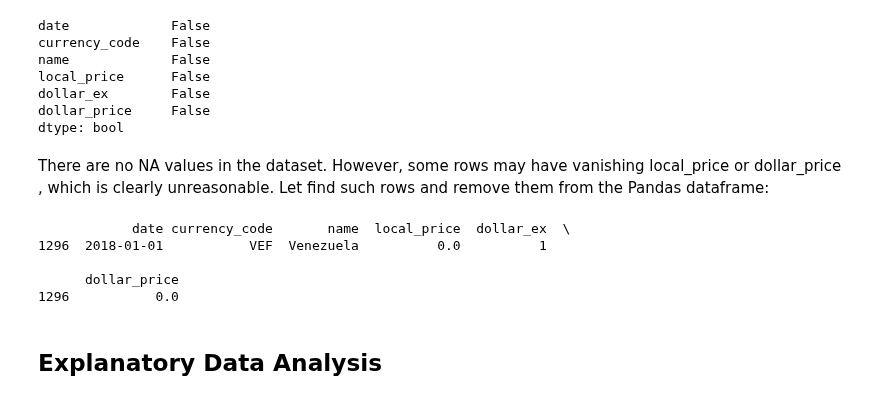
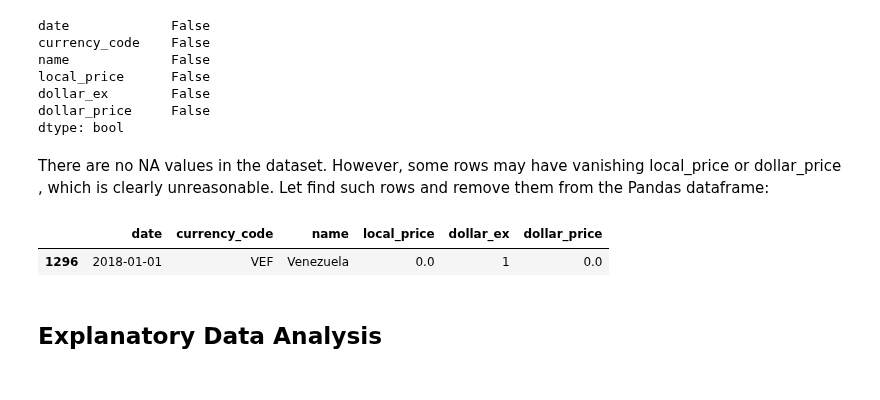
Before and after one commit to mirko-leccese/Big-Mac-Price-Analysis, a Jupyter notebook: BigMac-price-analysis.ipynb, the cells around one changed output. Drawn from its saved outputs; the diff is of its cells as text; code cells hidden in the pictures.

```diff
--- a/BigMac-price-analysis.ipynb
+++ b/BigMac-price-analysis.ipynb
@@ -76,16 +78,13 @@ dtype: bool
 There are no NA values in the dataset. However, some rows may have vanishing local_price or dollar_price , which is clearly unreasonable. Let find such rows and remove them from the Pandas dataframe:
 # %%
 # Find rows with vanishing local_price or dollar_price
-print(bigmac[(bigmac["local_price"]==0) | (bigmac["dollar_price"]==0)])
+display(bigmac[(bigmac["local_price"]==0) | (bigmac["dollar_price"]==0)])
 
 # Remove rows with vanishing local_price or dollar_price
 bigmac = bigmac[(bigmac["local_price"]!=0) | (bigmac["dollar_price"]!=0)]
 # %% [output]
-            date currency_code       name  local_price  dollar_ex  \
-1296  2018-01-01           VEF  Venezuela          0.0          1
-
-      dollar_price
-1296           0.0
+|  | date | currency_code | name | local_price | dollar_ex | dollar_price |
+| 1296 | 2018-01-01 | VEF | Venezuela | 0.0 | 1 | 0.0 |
 # %% [markdown]
 ## Explanatory Data Analysis
 # %% [markdown]
```
Also changed, not shown: parts of 2 cells of this notebook.
